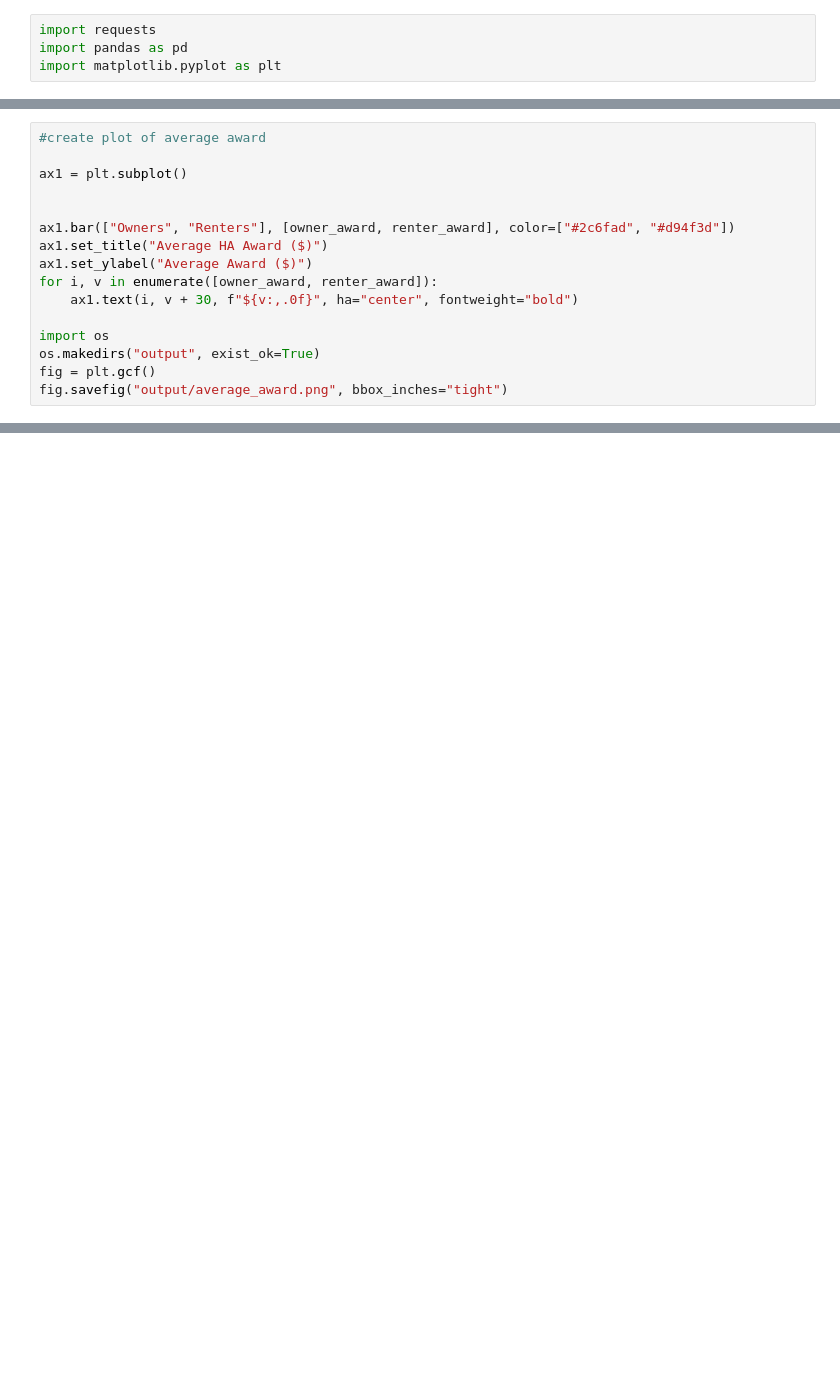
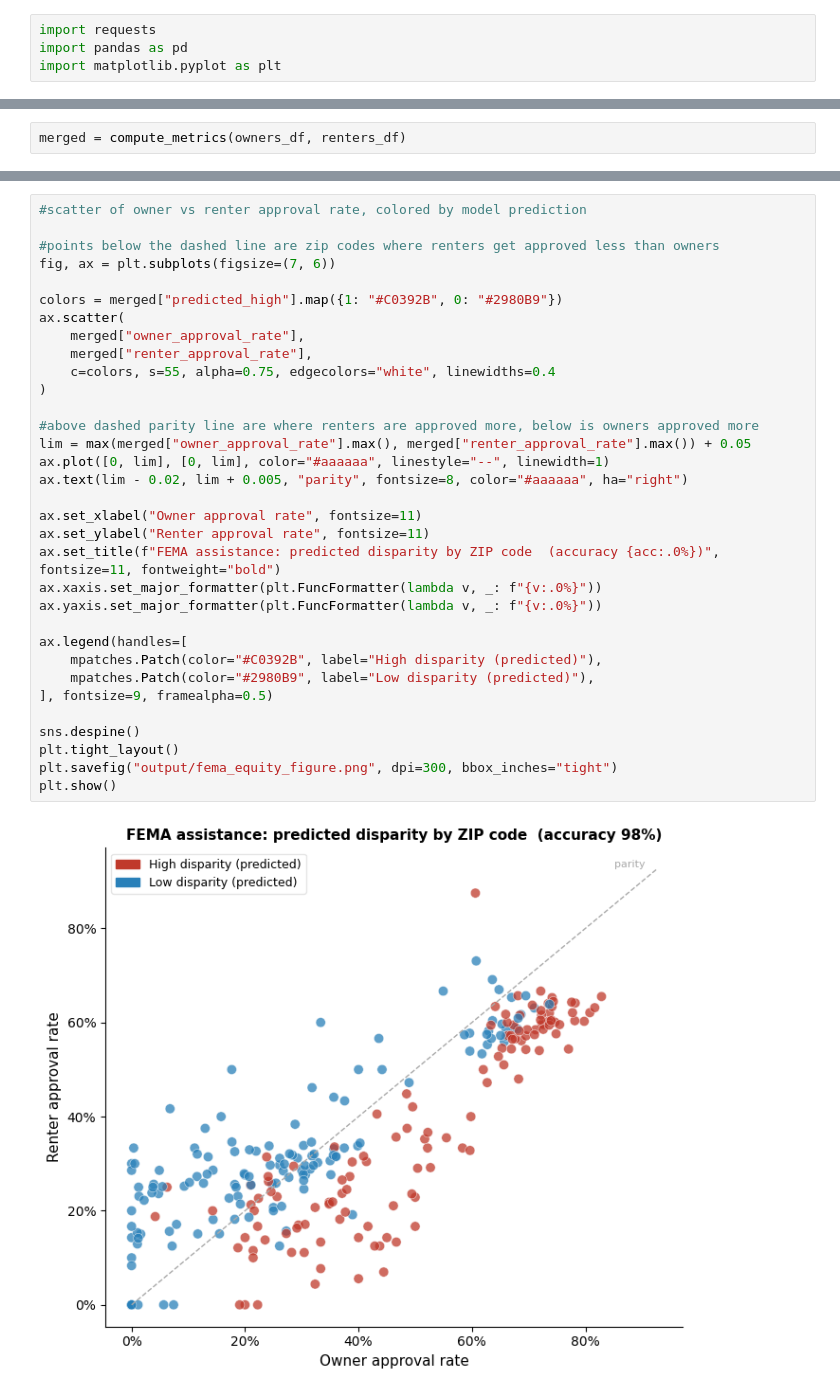
Before and after one commit to kguzman24/Allocating-Emergency-Resources-Homeowners-Renters, a Jupyter notebook: Pipeline.ipynb, the cells around one changed output, grey strips where cells are left out. Drawn from its saved outputs; the diff is of its cells as text; blank space fills up the shorter version.

```diff
--- a/Pipeline.ipynb
+++ b/Pipeline.ipynb
@@ -66,16 +52,0 @@ print(renter_rate, renter_award)
-# %%
-#create plot of average award
-
-ax1 = plt.subplot()
-
-
-ax1.bar(["Owners", "Renters"], [owner_award, renter_award], color=["#2c6fad", "#d94f3d"])
-ax1.set_title("Average HA Award ($)")
-ax1.set_ylabel("Average Award ($)")
-for i, v in enumerate([owner_award, renter_award]):
-    ax1.text(i, v + 30, f"${v:,.0f}", ha="center", fontweight="bold")
-
-import os
-os.makedirs("output", exist_ok=True)
-fig = plt.gcf()
-fig.savefig("output/average_award.png", bbox_inches="tight")
@@ -153,0 +192,2 @@ except Exception as e:
+# %%
+merged = compute_metrics(owners_df, renters_df)
@@ -153,0 +228,35 @@ except Exception as e:
+# %%
+#scatter of owner vs renter approval rate, colored by model prediction
+
+#points below the dashed line are zip codes where renters get approved less than owners
+fig, ax = plt.subplots(figsize=(7, 6))
+
+colors = merged["predicted_high"].map({1: "#C0392B", 0: "#2980B9"})
+ax.scatter(
+    merged["owner_approval_rate"],
+    merged["renter_approval_rate"],
+    c=colors, s=55, alpha=0.75, edgecolors="white", linewidths=0.4
+)
+
+#above dashed parity line are where renters are approved more, below is owners approved more
+lim = max(merged["owner_approval_rate"].max(), merged["renter_approval_rate"].max()) + 0.05
+ax.plot([0, lim], [0, lim], color="#aaaaaa", linestyle="--", linewidth=1)
+ax.text(lim - 0.02, lim + 0.005, "parity", fontsize=8, color="#aaaaaa", ha="right")
+
+ax.set_xlabel("Owner approval rate", fontsize=11)
+ax.set_ylabel("Renter approval rate", fontsize=11)
+ax.set_title(f"FEMA assistance: predicted disparity by ZIP code  (accuracy {acc:.0%})", fontsize=11, fontweight="bold")
+ax.xaxis.set_major_formatter(plt.FuncFormatter(lambda v, _: f"{v:.0%}"))
+ax.yaxis.set_major_formatter(plt.FuncFormatter(lambda v, _: f"{v:.0%}"))
+
+ax.legend(handles=[
+    mpatches.Patch(color="#C0392B", label="High disparity (predicted)"),
+    mpatches.Patch(color="#2980B9", label="Low disparity (predicted)"),
+], fontsize=9, framealpha=0.5)
+
+sns.despine()
+plt.tight_layout()
+plt.savefig("output/fema_equity_figure.png", dpi=300, bbox_inches="tight")
+plt.show()
+# %% [output]
+[figure, added]
```
Also changed, not shown: parts of 19 cells of this notebook, 3 other files.
